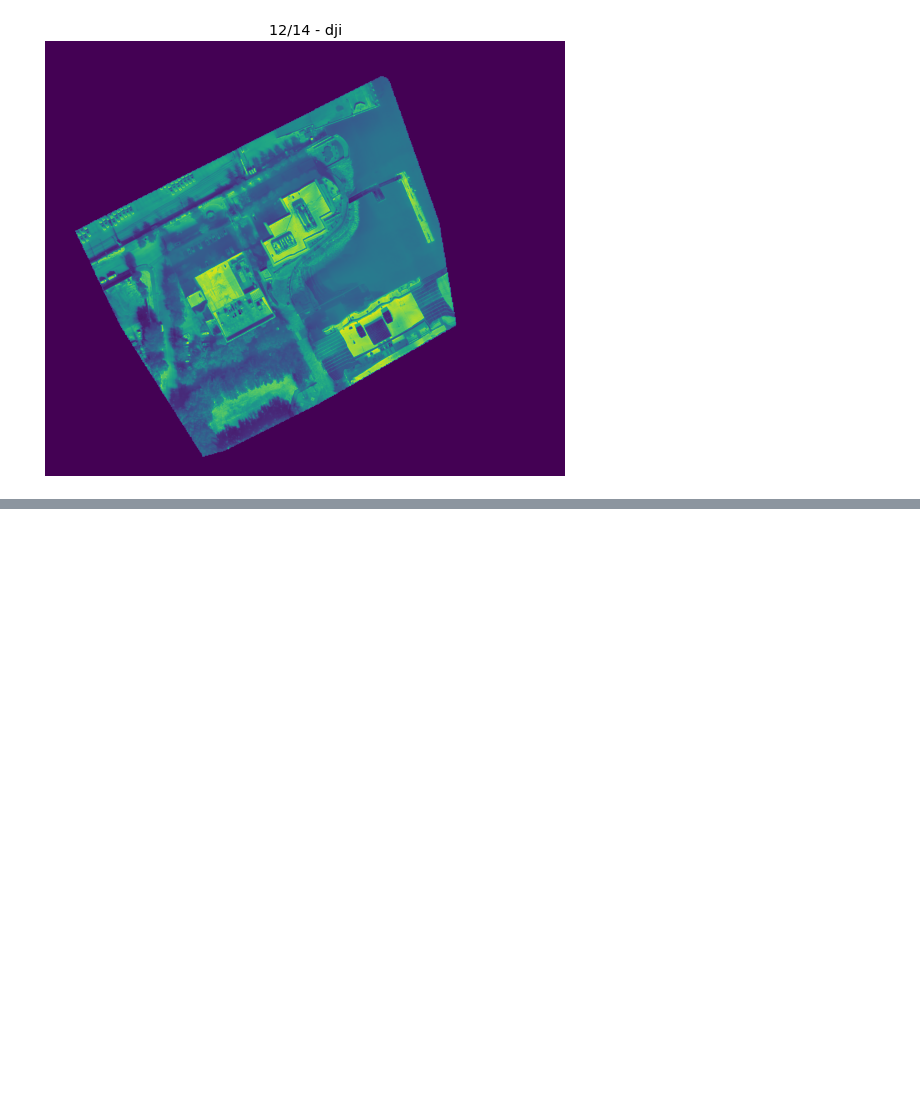
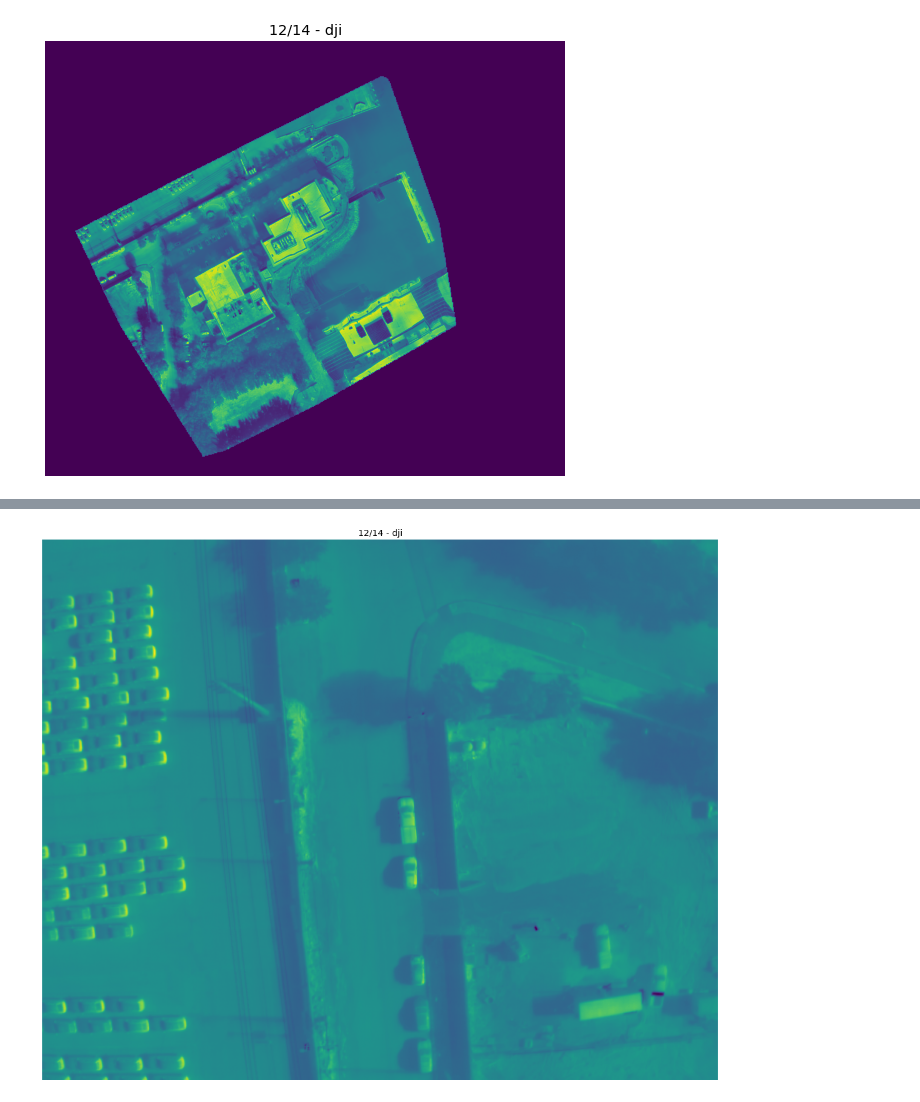
Before and after one commit to bksrocks/Cofc-Research, a Jupyter notebook: Tests.ipynb, the cells around one changed output, grey strips where cells are left out. Cells and saved outputs as stored; diff of their text form; code cells hidden in the pictures; blank space fills up the shorter version.

```diff
--- a/Tests.ipynb
+++ b/Tests.ipynb
@@ -377,0 +472,17 @@ plt.show()
+# %%
+def read_dji_image(image_path):
+    """This function transforms a DJI Mavic 2 Enterprise Due drone image into a numpy array.
+    input: JPG thermal image path.
+    output: temperature numpy array."""
+
+    # Uses the library thermal_base to process the DJI image.
+    # (https://github.com/detecttechnologies/thermal_base)
+
+    image = ThermalImage(image_path=image_path, camera_manufacturer="dji")
+
+    thermal_np = image.thermal_np           # The temperature matrix as a np array
+    raw_sensor_np = image.raw_sensor_np     # The raw thermal sensor excitation values # as a np array
+    meta = image.meta                     # Image metadata
+
+    # return normalize_data(raw_sensor_np), meta
+    return thermal_np, meta
@@ -377,0 +523,10 @@ plt.show()
+# %%
+dji_12_14, meta = read_dji_image("/content/drive/MyDrive/Grad/Research/Data/211214/thermal/DJI_0354.JPG")
+# %%
+fig, ax = plt.subplots(figsize=(20, 20))
+im = plt.imshow(dji_12_14)
+ax.set(title="12/14 - dji")
+ax.set_axis_off()
+plt.show()
+# %% [output]
+[figure, added]
```
Also changed, not shown: parts of 29 cells of this notebook, 2 other files.
